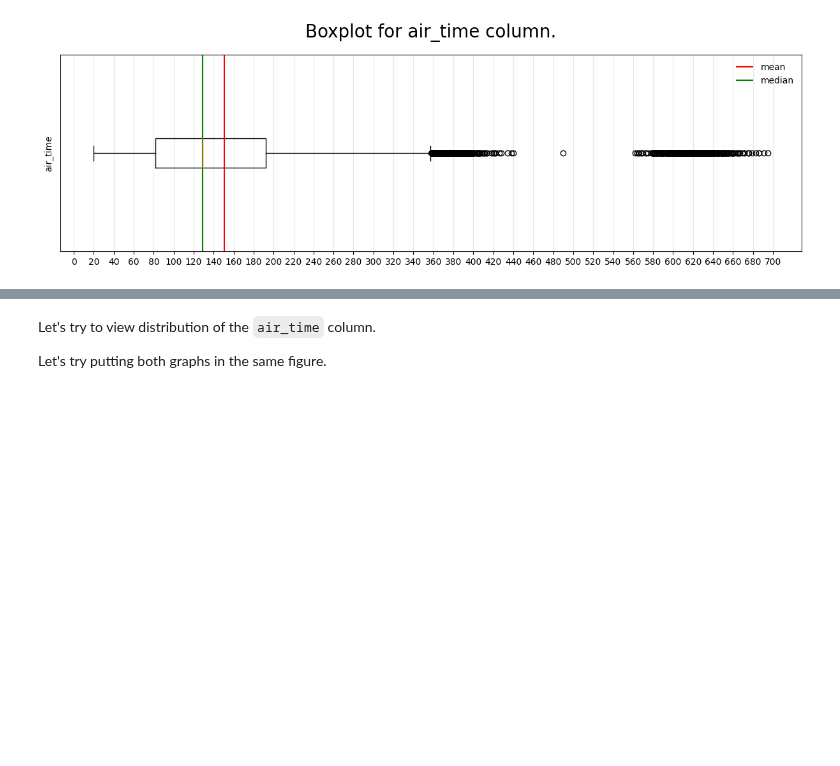
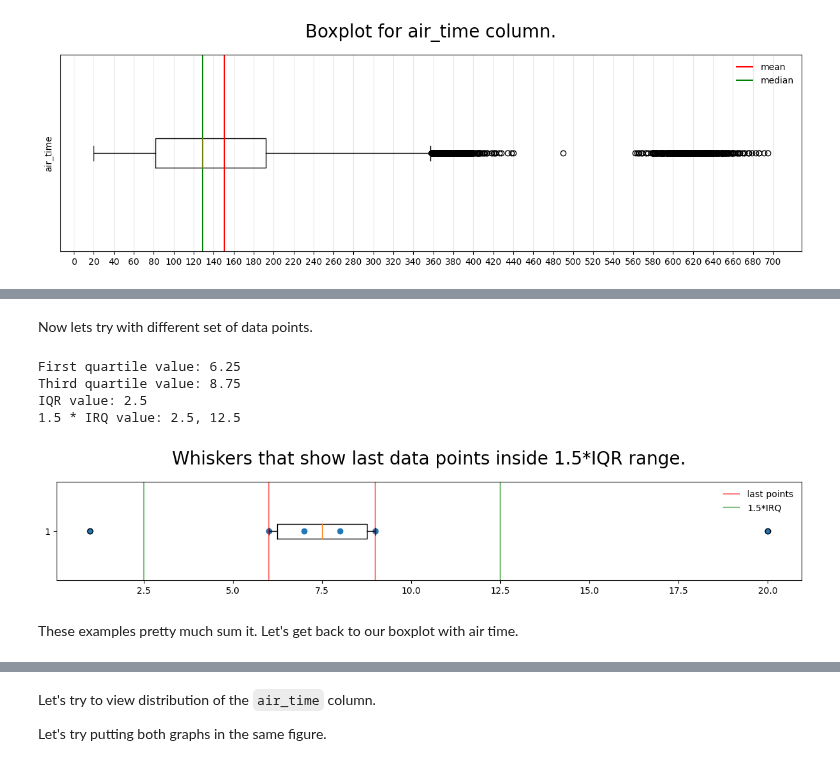
Before and after one commit to datakolektiv/dss03python2023, a Jupyter notebook: session06/dss03_py_session06.ipynb, the cells around one changed output, grey strips where cells are left out. Saved outputs shown, nothing was run; the diff lists cells and outputs as text; code cells hidden in the pictures; blank space fills up the shorter version.

```diff
--- a/session06/dss03_py_session06.ipynb
+++ b/session06/dss03_py_session06.ipynb
@@ -740,0 +769,35 @@ plt.legend(framealpha=.0);
+# %% [markdown]
+Now lets try with different set of data points.
+# %%
+plt.figure(figsize=(15, 2))
+
+x = [1,6,7,8,9,20]
+
+q1, q3 = np.quantile(x, q=[.25, .75])
+iqr = q3 - q1
+iqr_outlier_bounds = (q1 - 1.5*iqr, q3 + 1.5*iqr)
+
+print(f'First quartile value: {q1}'
+      f'\nThird quartile value: {q3}'
+      f'\nIQR value: {iqr}'
+      f'\n1.5 * IRQ value: {iqr_outlier_bounds[0]}, {iqr_outlier_bounds[1]}')
+
+plt.boxplot(x, vert=False);
+
+plt.scatter(x, y=[1]*len(x))
+
+ymin, ymax = plt.gca().get_ylim()
+
+plt.vlines([6, 9], ymin=ymin, ymax=ymax, alpha=.5, color='red', label='last points');
+plt.vlines([iqr_outlier_bounds[0], iqr_outlier_bounds[1]], ymin=ymin, ymax=ymax, alpha=.5, color='green', label='1.5*IRQ');
+plt.title('Whiskers that show last data points inside 1.5*IQR range.', size=20, pad=20);
+
+plt.legend(framealpha=.0);
+# %% [output]
+First quartile value: 6.25
+Third quartile value: 8.75
+IQR value: 2.5
+1.5 * IRQ value: 2.5, 12.5
+[figure, added]
+# %% [markdown]
+These examples pretty much sum it. Let's get back to our boxplot with air time.
```
Also changed, not shown: parts of 8 cells of this notebook, 1 other file.
